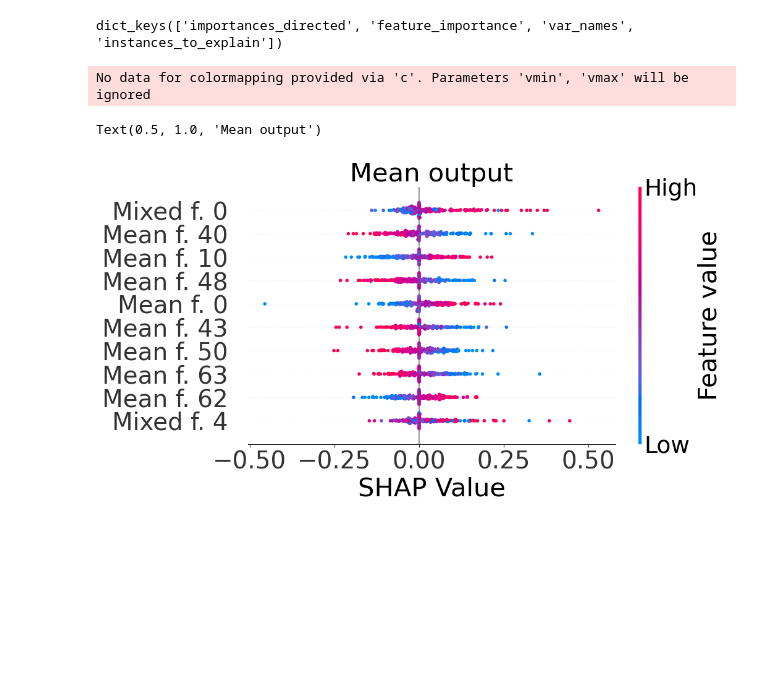
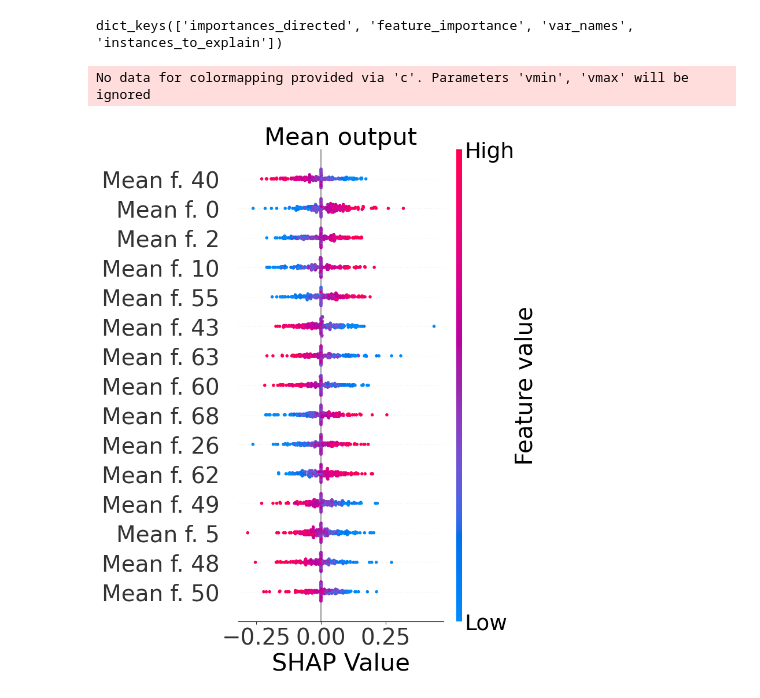
Before and after one commit to DILiS-lab/DroPAU, a Jupyter notebook: global_synthetic_benchmark/shap_summaries_mixed.ipynb, the cells around one changed output. Drawn from its saved outputs; the diff is of its cells as text; code cells hidden in the pictures; blank space fills up the shorter version.

```diff
--- a/global_synthetic_benchmark/shap_summaries_mixed.ipynb
+++ b/global_synthetic_benchmark/shap_summaries_mixed.ipynb
@@ -42,7 +42,7 @@ top_uncertainty_instances = x_test[top_uncertainty_ind]
 
 
 
-shap.summary_plot(shapley_values,top_uncertainty_instances, var_names, plot_type="dot", max_display=15, show=False, plot_size=[9,7])
+shap.summary_plot(shapley_values,top_uncertainty_instances, var_names, plot_type="dot", max_display=15, show=False, plot_size=[7,9])
 fig, ax = plt.gcf(), plt.gca()
 
 # Get colorbar
@@ -52,7 +52,7 @@ add = 10
 cb_ax.tick_params(labelsize=17+add)
 cb_ax.set_ylabel("Feature value", fontsize=19+add)
 # set the xlim
-plt.xlim(-1, 3)
+plt.xlim(-1,2)
 
 label_ax = fig.axes[0]
 label_ax.tick_params(labelsize=18+add)
@@ -60,12 +60,12 @@ ax.set_xlabel("SHAP Value", fontsize=20+add)
 
 # Make x ticks beginning with "noise" bold
 for tick_label in ax.get_yticklabels():
-    if tick_label.get_text().startswith("Noise"):
+    if tick_label.get_text().startswith("Noise") or tick_label.get_text().startswith("Mixed"):
         tick_label.set_fontweight("bold")
 
 plt.title("Variance output", fontsize=20+add)
 
 #plt.savefig(f"{figure_save_dir}/shap_randomU.png", dpi=800, bbox_inches='tight')
-#plt.savefig(f"{figure_save_dir}/shap_randomU.pdf", format='pdf', bbox_inches='tight')
+plt.savefig(f"{figure_save_dir}shap_randomU.pdf", format='pdf', bbox_inches='tight')
 # %% [output]
 No data for colormapping provided via 'c'. Parameters 'vmin', 'vmax' will be ignored
@@ -97,34 +96,33 @@ test_output = pd.read_csv(f"{save_dir}models/pnn_{identifier}/pnn_test_output.cs
 
 top = len(shapley_values)
 top_uncertainty_ind = np.argsort(test_output["sigma_test"])[-top:]
 top_uncertainty_instances = x_test[top_uncertainty_ind]
 
 add=10
 
-shap.summary_plot(shapley_values,top_uncertainty_instances, var_names, plot_type="dot", max_display=10, show=False, plot_size=[9,5])
+shap.summary_plot(shapley_values,top_uncertainty_instances, var_names, plot_type="dot", max_display=15, show=False, plot_size=[6,9])
 fig, ax = plt.gcf(), plt.gca()
 
 # Get colorbar
 cb_ax = fig.axes[1]
 
 # Modifying color bar parameters
 cb_ax.tick_params(labelsize=17+add)
 cb_ax.set_ylabel("Feature value", fontsize=19+add)
 
 label_ax = fig.axes[0]
 label_ax.tick_params(labelsize=18+add)
 ax.set_xlabel("SHAP Value", fontsize=20+add)
 
 # Make x ticks beginning with "noise" bold
 for tick_label in ax.get_yticklabels():
     if tick_label.get_text().startswith("Noise"):
         tick_label.set_fontweight("bold")
 
 plt.title("Mean output", fontsize=20+add)
 #plt.savefig(f"{figure_save_dir}/shap_randomU_mean.png", dpi=800, bbox_inches='tight')
-#plt.savefig(f"{figure_save_dir}/shap_randomU_mean.pdf", format='pdf', bbox_inches='tight')
+plt.savefig(f"{figure_save_dir}shap_randomU_mean.pdf", format='pdf', bbox_inches='tight')
 # %% [output]
 dict_keys(['importances_directed', 'feature_importance', 'var_names', 'instances_to_explain'])
 No data for colormapping provided via 'c'. Parameters 'vmin', 'vmax' will be ignored
-Text(0.5, 1.0, 'Mean output')
-[figure, old version]
+[figure, new version]
```
Also changed, not shown: parts of 1 cell of this notebook, 5 other files.
